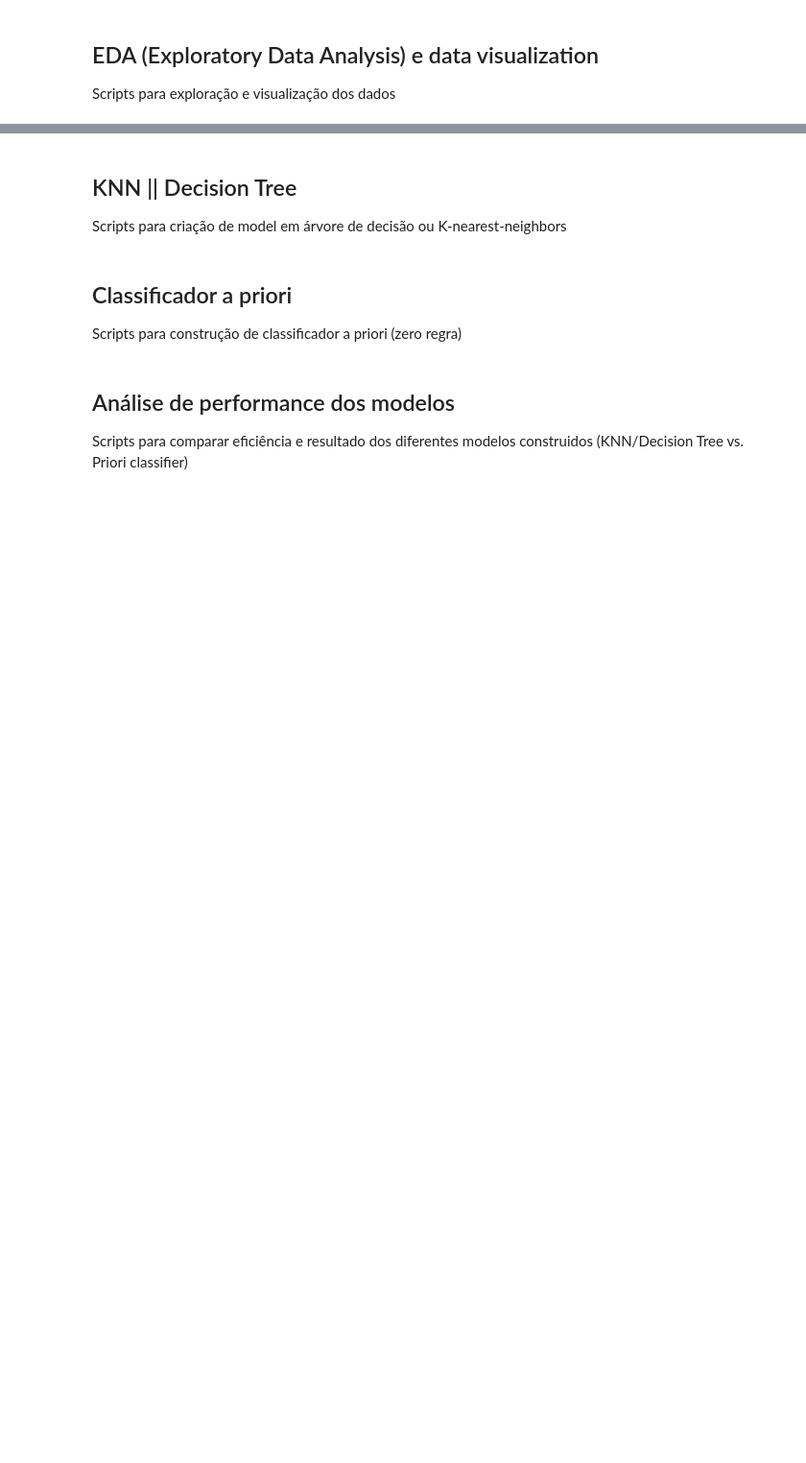
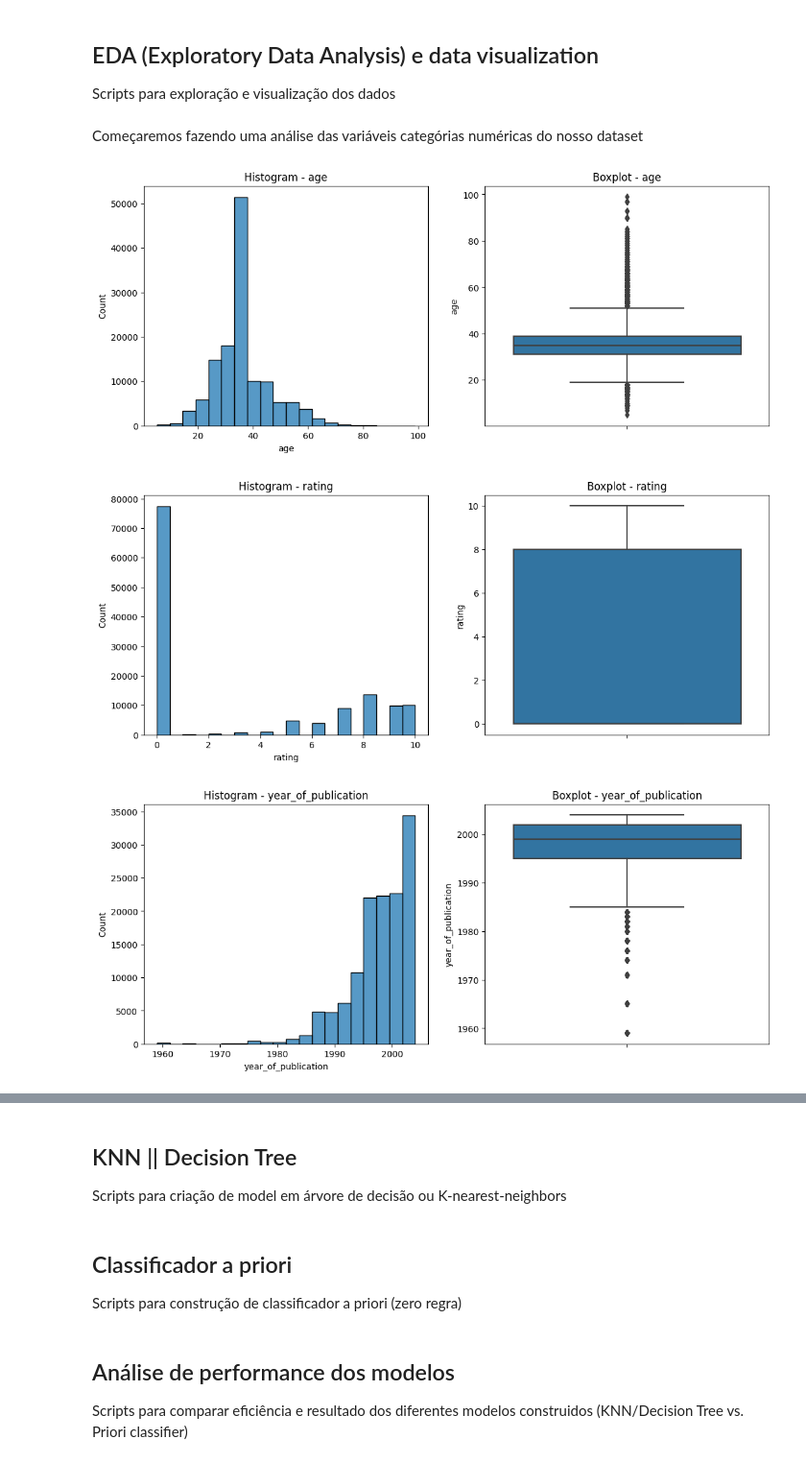
Before and after one commit to AyrtonIseri/CMC13, a Jupyter notebook: lab1/lab1.ipynb, the cells around one changed output, grey strips where cells are left out. Shown at 96% size. Saved outputs shown, nothing was run; the diff lists cells and outputs as text; code cells hidden in the pictures; blank space fills up the shorter version.

Commit message:
completed data prep and EDA along with new requirements and dependencies being added to the project

```diff
--- a/lab1/lab1.ipynb
+++ b/lab1/lab1.ipynb
@@ -75,0 +172,7 @@ Name: rating, dtype: int64
+# %%
+train_data['city'] = train_data['city'].apply(lambda x: re.sub(pattern='[^\w .]', repl='', string=str(x)).lower() if x is not np.nan else x).apply(lambda x: x if (x is not np.nan and x != '') else np.nan)
+train_data['city'] = train_data['city'].apply(lambda x: re.sub(pattern='[^\w .]', repl='', string=str(x)).lower() if x is not np.nan else x).apply(lambda x: x if (x is not np.nan and x != '') else np.nan)
+test_data['state'] = test_data['state'].apply(lambda x: re.sub(pattern='[^\w .]', repl='', string=str(x)).lower() if x is not np.nan else x).apply(lambda x: x if (x is not np.nan and x != '') else np.nan)
+train_data['state'] = train_data['state'].apply(lambda x: re.sub(pattern='[^\w .]', repl='', string=str(x)).lower() if x is not np.nan else x).apply(lambda x: x if (x is not np.nan and x != '') else np.nan)
+test_data['country'] = test_data['country'].apply(lambda x: re.sub(pattern='[^\w .]', repl='', string=str(x)).lower() if x is not np.nan else x).apply(lambda x: x if (x is not np.nan and x != '') else np.nan)
+train_data['country'] = train_data['country'].apply(lambda x: re.sub(pattern='[^\w .]', repl='', string=str(x)).lower() if x is not np.nan else x).apply(lambda x: x if (x is not np.nan and x != '') else np.nan)
@@ -75,0 +252,19 @@ Name: rating, dtype: int64
+# %%
+def replace_with_standard_string(column: pd.Series, default_string: str) -> pd.Series:
+    counter = 0
+    final_column = column.copy()
+    for idx in range(len(final_column)):
+        if final_column[idx] is np.nan:
+            final_column.iloc[idx] = default_string+'_'+str(counter)
+            counter+=1
+    return final_column
+
+train_data['city'] = replace_with_standard_string(train_data['city'], 'null_city')
+train_data['state'] = replace_with_standard_string(train_data['state'], 'null_state')
+train_data['country'] = replace_with_standard_string(train_data['country'], 'null_country')
+
+test_data['city'] = replace_with_standard_string(test_data['city'], 'null_city')
+test_data['state'] = replace_with_standard_string(test_data['state'], 'null_state')
+test_data['country'] = replace_with_standard_string(test_data['country'], 'null_country')
+
+train_data.isna().sum()
@@ -80,0 +301,23 @@ Scripts para exploração e visualização dos dados
+# %% [markdown]
+Começaremos fazendo uma análise das variáveis categórias numéricas do nosso dataset
+# %%
+numeric_categorical_variables = ['age', 'rating', 'year_of_publication']
+
+for variable in numeric_categorical_variables:
+    plt.figure(figsize=(20, 5))
+
+    # histogram
+    plt.subplot(1, 3, 1)
+    sns.histplot(train_data[variable], bins=20, )
+    plt.title(f'Histogram - {variable}')
+
+    # boxplot
+    plt.subplot(1, 3, 2)
+    sns.boxplot(y=train_data[variable])
+    plt.title(f'Boxplot - {variable}')
+
+    plt.show()
+# %% [output]
+[figure, added]
+[figure, added]
+[figure, added]
```
Also changed, not shown: parts of 45 cells of this notebook, 1 other file.
